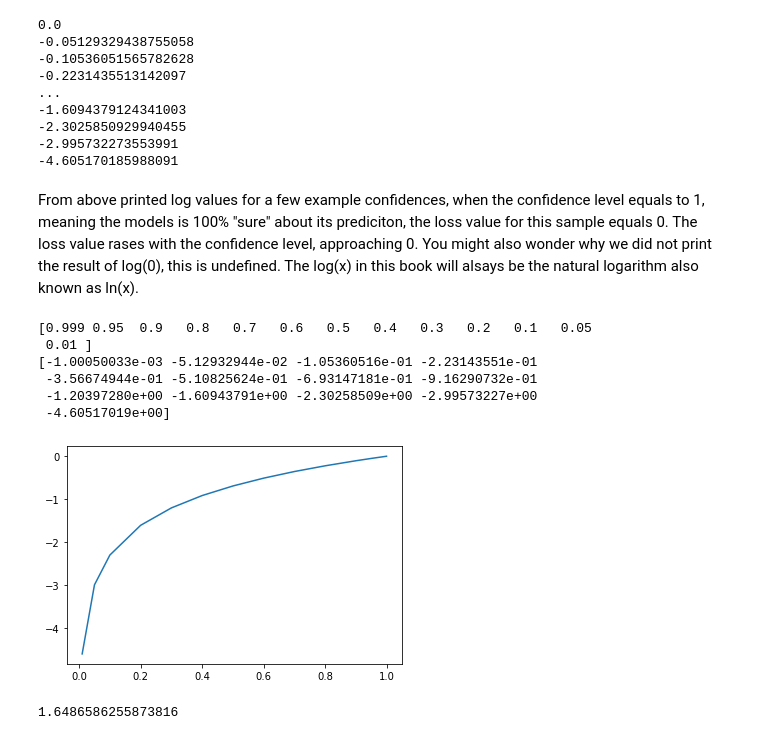
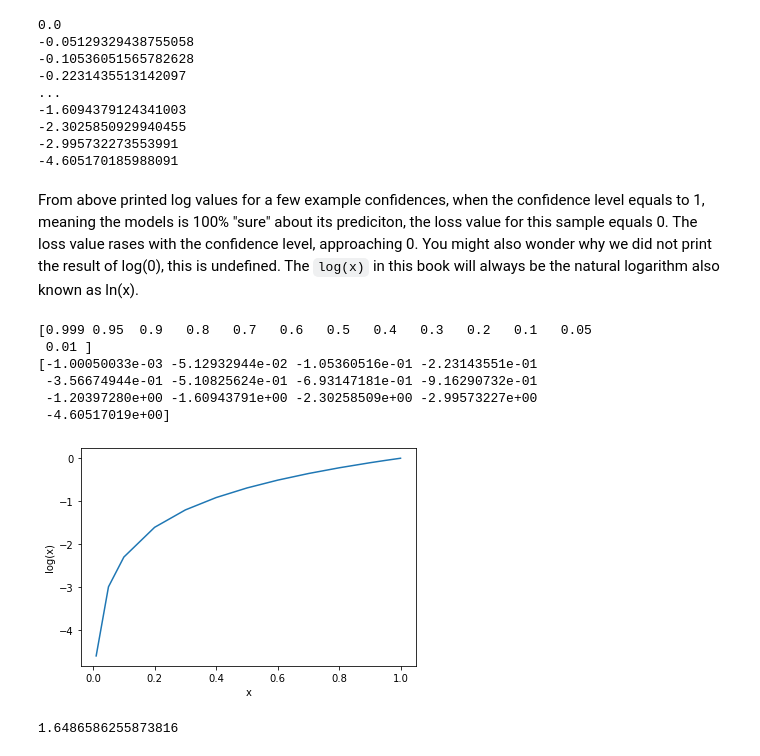
Before and after one commit to flyin01/nnfs, a Jupyter notebook: src/5.calculating_network_error_w_loss/loss_function.ipynb, the cells around one changed output. Drawn from its saved outputs; the diff is of its cells as text; code cells hidden in the pictures.

Commit message:
updated plot and markdown formats

```diff
--- a/src/5.calculating_network_error_w_loss/loss_function.ipynb
+++ b/src/5.calculating_network_error_w_loss/loss_function.ipynb
@@ -75,32 +75,34 @@ print(math.log(.01))
 -2.995732273553991
 -4.605170185988091
 # %% [markdown]
-From above printed log values for a few example confidences, when the confidence level equals to 1, meaning the models is 100% "sure" about its prediciton, the loss value for this sample equals 0. The loss value rases with the confidence level, approaching 0. You might also wonder why we did not print the result of log(0), this is undefined. The log(x) in this book will alsays be the natural logarithm also known as ln(x).
+From above printed log values for a few example confidences, when the confidence level equals to 1, meaning the models is 100% "sure" about its prediciton, the loss value for this sample equals 0. The loss value rases with the confidence level, approaching 0. You might also wonder why we did not print the result of log(0), this is undefined. The `log(x)` in this book will always be the natural logarithm also known as ln(x).
 # %%
 # OMA. Plot log of some values of x
 import matplotlib.pyplot as plt
 import numpy as np
 
 def f(x):
     #return(-math.log(x))
     return(np.log(x))
 
 x = np.array([.999,.95,.9,.8,.7,.6,.5,.4,.3,.2,.1,.05,.01])
 y = f(x)
 
 print(x)
 print(y)
 
 plt.plot(x,y)
+plt.xlabel("x")
+plt.ylabel("log(x)")
 plt.show()
 # %% [output]
 [0.999 0.95  0.9   0.8   0.7   0.6   0.5   0.4   0.3   0.2   0.1   0.05
  0.01 ]
 [-1.00050033e-03 -5.12932944e-02 -1.05360516e-01 -2.23143551e-01
  -3.56674944e-01 -5.10825624e-01 -6.93147181e-01 -9.16290732e-01
  -1.20397280e+00 -1.60943791e+00 -2.30258509e+00 -2.99573227e+00
  -4.60517019e+00]
-[figure, old version]
+[figure, new version]
 # %%
 # example of log
 b = 5.2
```
Also changed, not shown: parts of 10 cells of this notebook.
